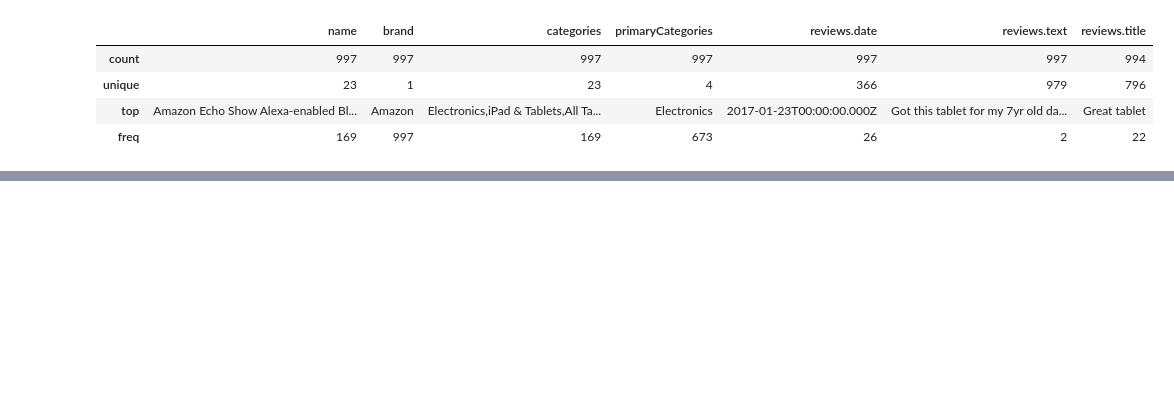
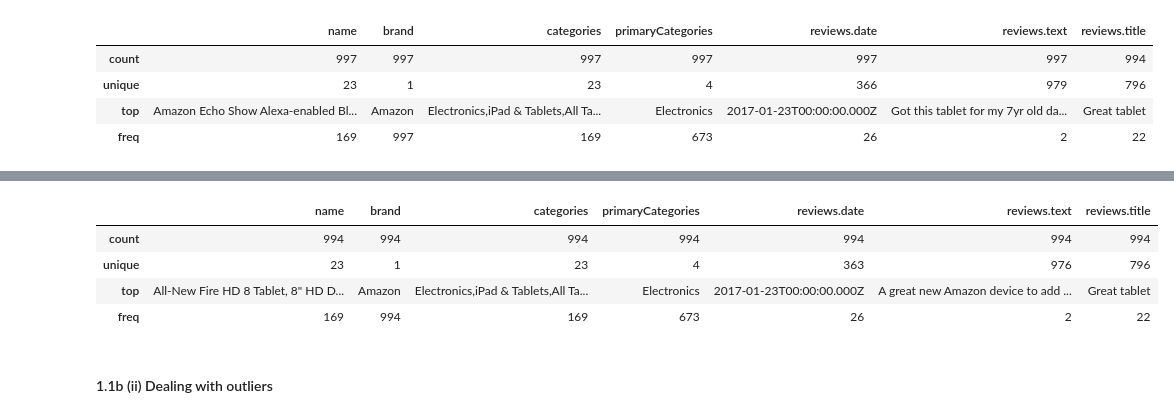
Before and after one commit to stanley-mah/MSA_FYP, a Jupyter notebook: data_cleaning.ipynb, the cells around one changed output, grey strips where cells are left out. Saved outputs shown, nothing was run; the diff lists cells and outputs as text; code cells hidden in the pictures; blank space fills up the shorter version.

```diff
--- a/data_cleaning.ipynb
+++ b/data_cleaning.ipynb
@@ -112,0 +174,10 @@ test.describe()
+# %%
+test.describe()
+# %% [output]
+|  | name | brand | categories | primaryCategories | reviews.date | reviews.text | reviews.title |
+| count | 994 | 994 | 994 | 994 | 994 | 994 | 994 |
+| unique | 23 | 1 | 23 | 4 | 363 | 976 | 796 |
+| top | All-New Fire HD 8 Tablet, 8" HD D... | Amazon | Electronics,iPad & Tablets,All Ta... | Electronics | 2017-01-23T00:00:00.000Z | A great new Amazon device to add ... | Great tablet |
+| freq | 169 | 994 | 169 | 673 | 26 | 2 | 22 |
+# %% [markdown]
+#### <span >1.1b (ii) Dealing with outliers</span>
```
Also changed, not shown: parts of 22 cells of this notebook.
